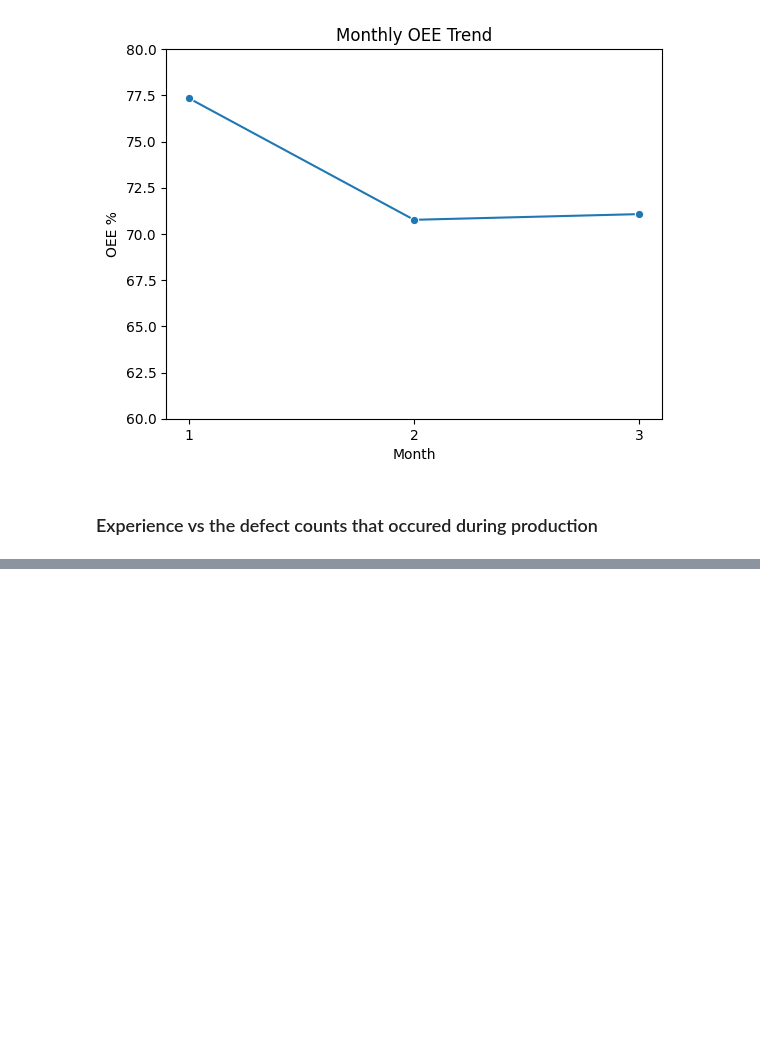
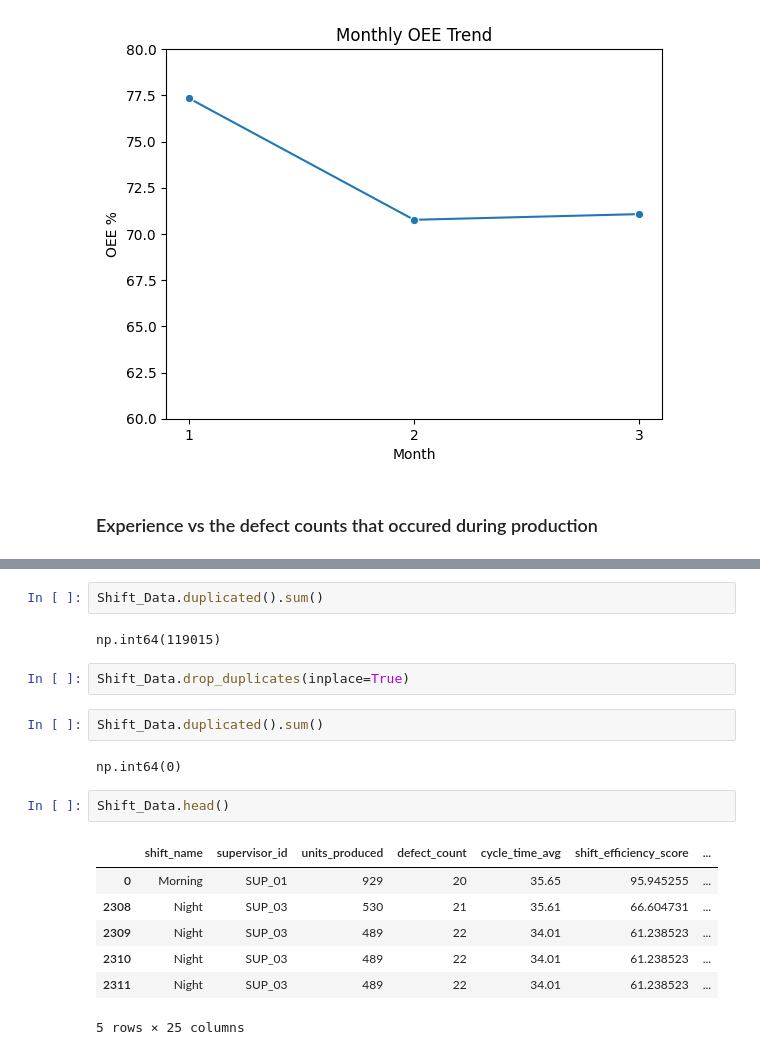
Before and after one commit to NiiNarku/Shift-Ops-Optimizer-, a Jupyter notebook: notebooks/EDA.ipynb, the cells around one changed output, grey strips where cells are left out. Drawn from its saved outputs; the diff is of its cells as text; blank space fills up the shorter version.

```diff
--- a/notebooks/EDA.ipynb
+++ b/notebooks/EDA.ipynb
@@ -834,0 +922,20 @@ Passing `palette` without assigning `hue` is deprecated and will be removed in v
+# %%
+Shift_Data.duplicated().sum()
+# %% [output]
+np.int64(119015)
+# %%
+Shift_Data.drop_duplicates(inplace=True)
+# %%
+Shift_Data.duplicated().sum()
+# %% [output]
+np.int64(0)
+# %%
+Shift_Data.head()
+# %% [output]
+|  | shift_name | supervisor_id | units_produced | defect_count | cycle_time_avg | shift_efficiency_score | ... |
+| 0 | Morning | SUP_01 | 929 | 20 | 35.65 | 95.945255 | ... |
+| 2308 | Night | SUP_03 | 530 | 21 | 35.61 | 66.604731 | ... |
+| 2309 | Night | SUP_03 | 489 | 22 | 34.01 | 61.238523 | ... |
+| 2310 | Night | SUP_03 | 489 | 22 | 34.01 | 61.238523 | ... |
+| 2311 | Night | SUP_03 | 489 | 22 | 34.01 | 61.238523 | ... |
+5 rows × 25 columns
```
Also changed, not shown: parts of 24 cells of this notebook.
